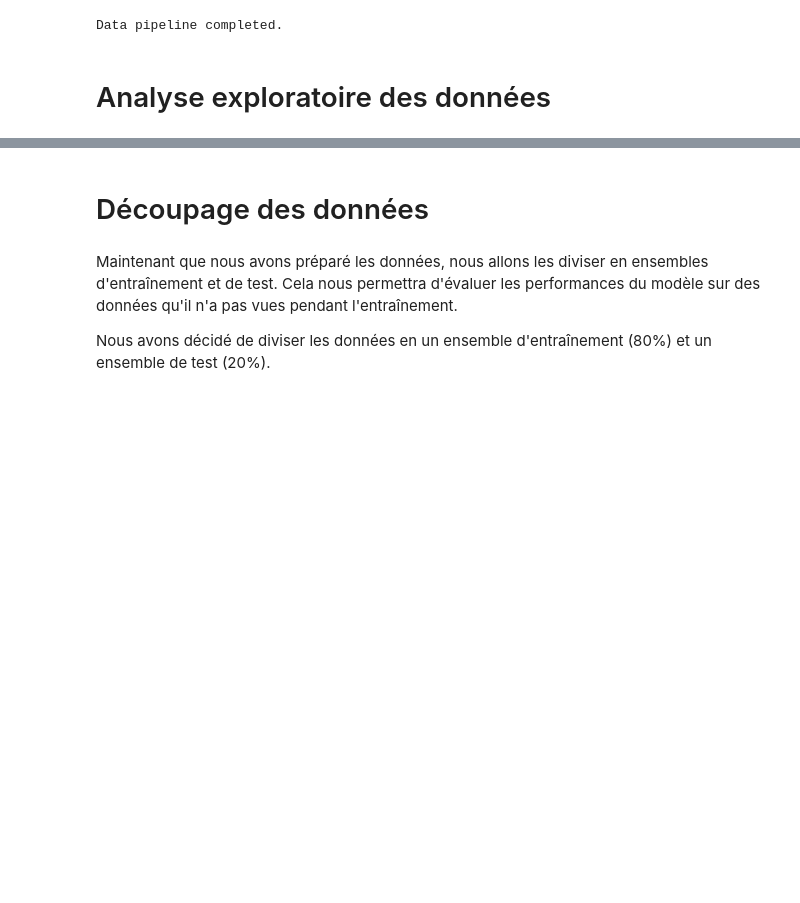
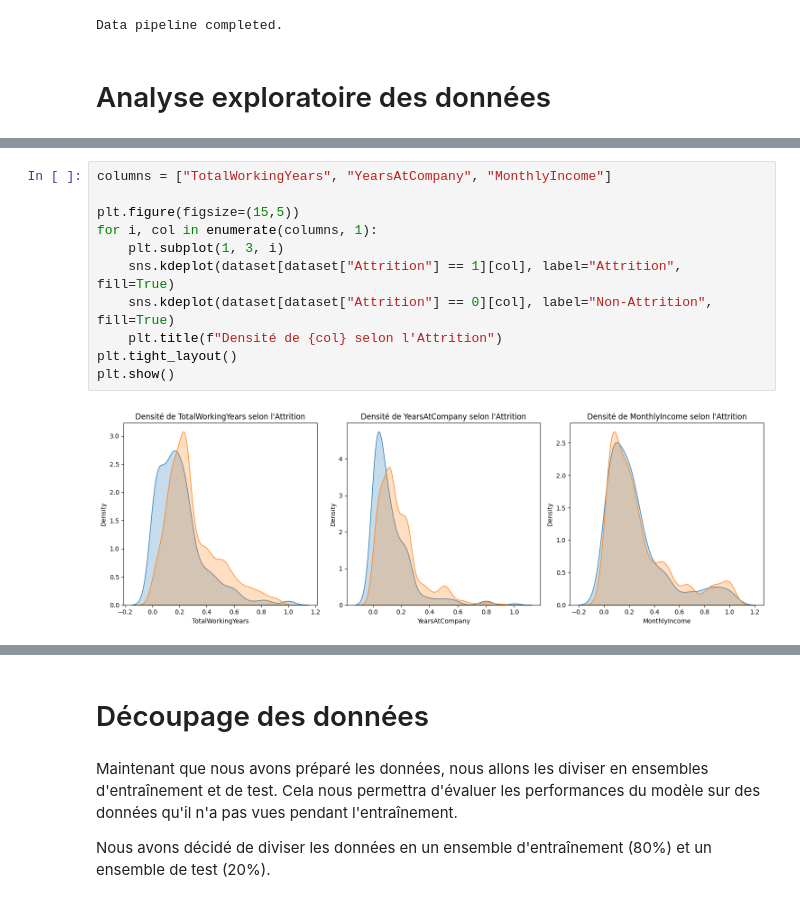
Before and after one commit to Ritter-Antoine-Cesi-Projects/CESI_A4_InteArti_Project, a Jupyter notebook: project.ipynb, the cells around one changed output, grey strips where cells are left out. Cells and saved outputs as stored; diff of their text form; blank space fills up the shorter version.

```diff
--- a/project.ipynb
+++ b/project.ipynb
@@ -182,0 +199,13 @@ Data pipeline completed.
+# %%
+columns = ["TotalWorkingYears", "YearsAtCompany", "MonthlyIncome"]
+
+plt.figure(figsize=(15,5))
+for i, col in enumerate(columns, 1):
+    plt.subplot(1, 3, i)
+    sns.kdeplot(dataset[dataset["Attrition"] == 1][col], label="Attrition", fill=True)
+    sns.kdeplot(dataset[dataset["Attrition"] == 0][col], label="Non-Attrition", fill=True)
+    plt.title(f"Densité de {col} selon l'Attrition")
+plt.tight_layout()
+plt.show()
+# %% [output]
+[figure, added]
```
Also changed, not shown: parts of 21 cells of this notebook, 3 other files.
